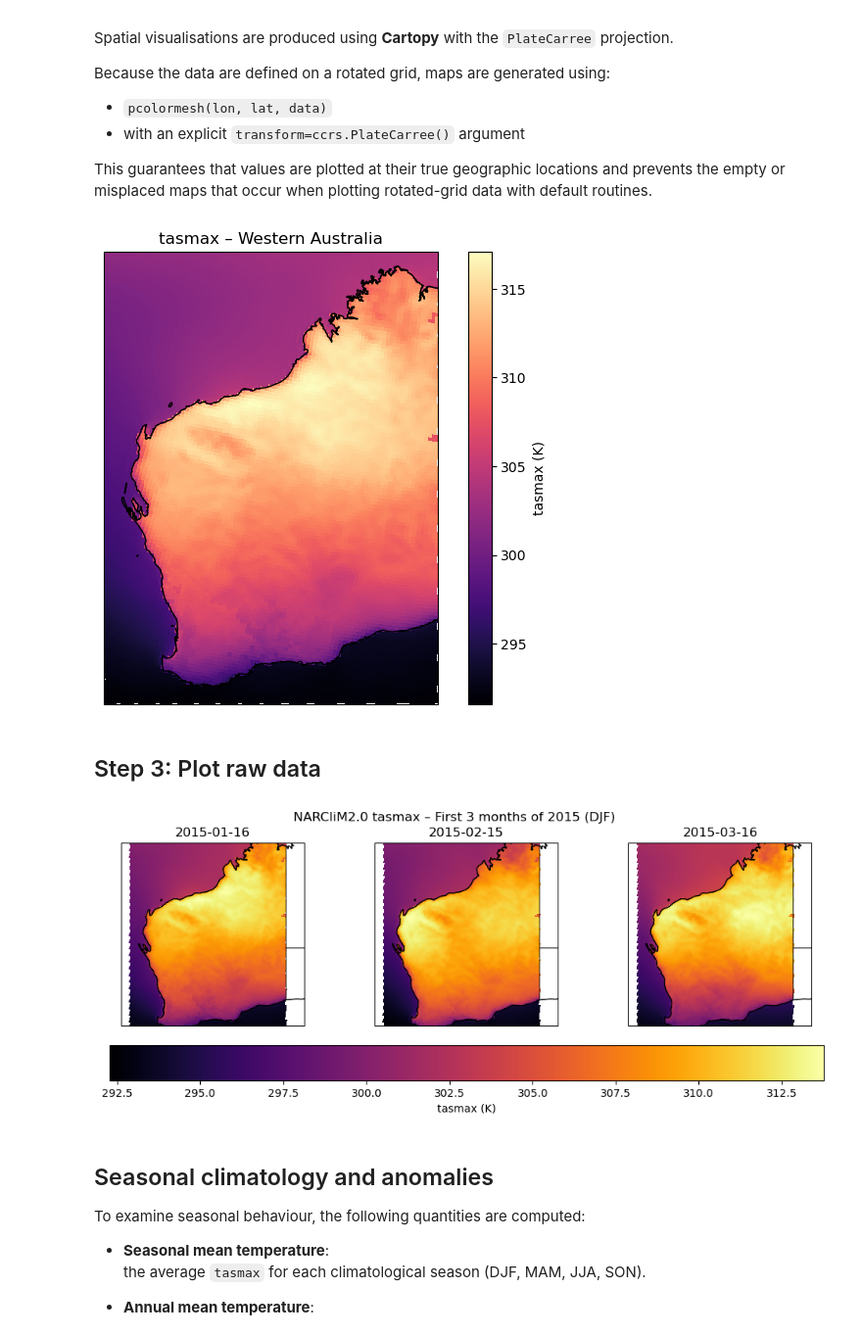
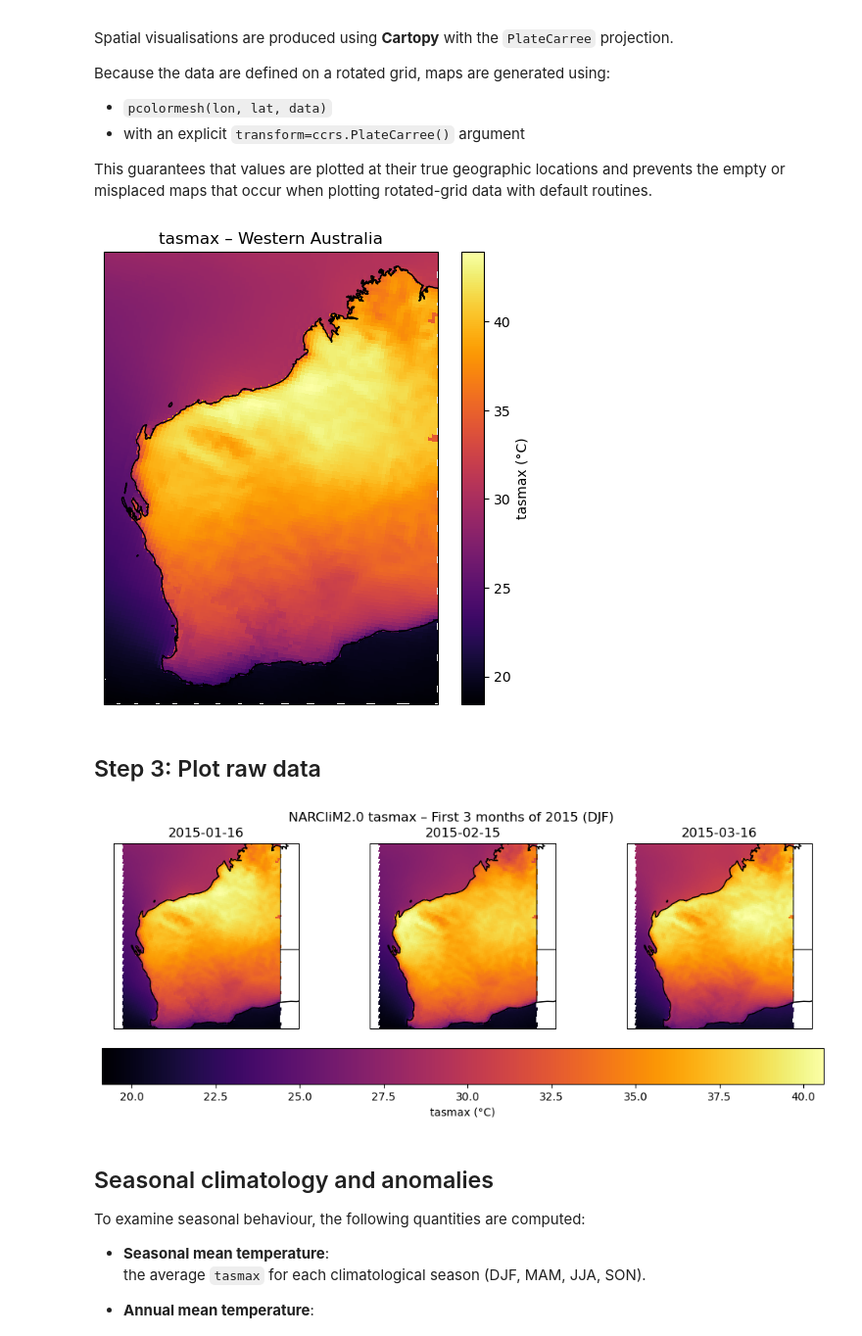
Before and after one commit to DikshaSagar/DWER, a Jupyter notebook: 05_basic_climate_analysis.ipynb, the cells around one changed output. Shown at 98% size. Cells and saved outputs as stored; diff of their text form; code cells hidden in the pictures.

```diff
--- a/05_basic_climate_analysis.ipynb
+++ b/05_basic_climate_analysis.ipynb
@@ -151,40 +110,38 @@ Because the data are defined on a rotated grid, maps are generated using:
 - with an explicit `transform=ccrs.PlateCarree()` argument
 
 This guarantees that values are plotted at their true geographic locations and prevents the empty or misplaced maps that occur when plotting rotated-grid data with default routines.
+# %%
+tasmax_wa = kelvin_to_celsius(tasmax_wa)
 # %%
-import cartopy.crs as ccrs
-import cartopy.feature as cfeature
-import matplotlib.pyplot as plt
-
 # --- pick one time slice to test ---
 da_plot = tasmax_wa.isel(time=0)
 
 # real coordinates
 lat2d = ds["lat"]
 lon2d = ds["lon"]
 
-fig = plt.figure(figsize=(8,6))
+fig = plt.figure(figsize=(6,6))
 ax = plt.axes(projection=ccrs.PlateCarree())
 
 # plot using real lat/lon
 pcm = ax.pcolormesh(
     lon2d, lat2d, da_plot,
     transform=ccrs.PlateCarree(),
     shading="auto",
-    cmap="magma"
+    cmap="inferno"
 )
 
 ax.coastlines(resolution="10m")
 ax.add_feature(cfeature.BORDERS, linewidth=0.5)
 
 # focus on WA
 ax.set_extent([112, 129, -36, -13], crs=ccrs.PlateCarree())
 
-plt.colorbar(pcm, ax=ax, label="tasmax (K)")
+plt.colorbar(pcm, ax=ax, label="tasmax (°C)")
 plt.title("tasmax – Western Australia")
 plt.show()
 # %% [output]
-[figure, old version]
+[figure, new version]
 # %% [markdown]
 ## Step 3: Plot raw data
 # %%
@@ -221,12 +178,12 @@ for i, ax in enumerate(axes):
     ax.set_title(str(tasmax_wa.time.values[i])[:10])
 
 plt.colorbar(pcm, ax=axes, orientation="horizontal",
-             pad=0.08, label="tasmax (K)")
+             pad=0.08, label="tasmax (°C)")
 
 plt.suptitle("NARCliM2.0 tasmax – First 3 months of 2015 (DJF)")
 plt.show()
 # %% [output]
-[figure, old version]
+[figure, new version]
 # %% [markdown]
 ## Seasonal climatology and anomalies
 
```
Also changed, not shown: parts of 7 cells of this notebook, 5 other files.
